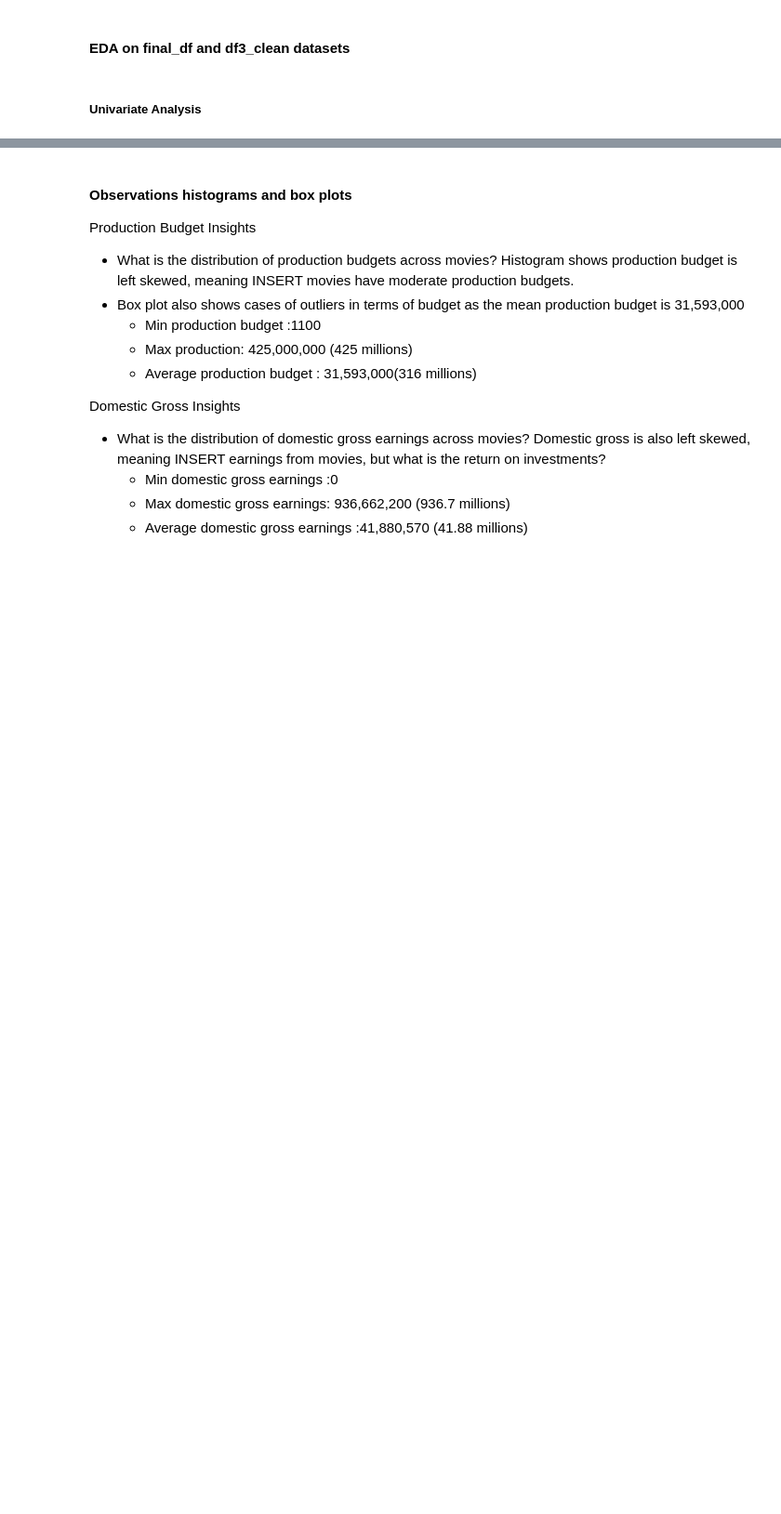
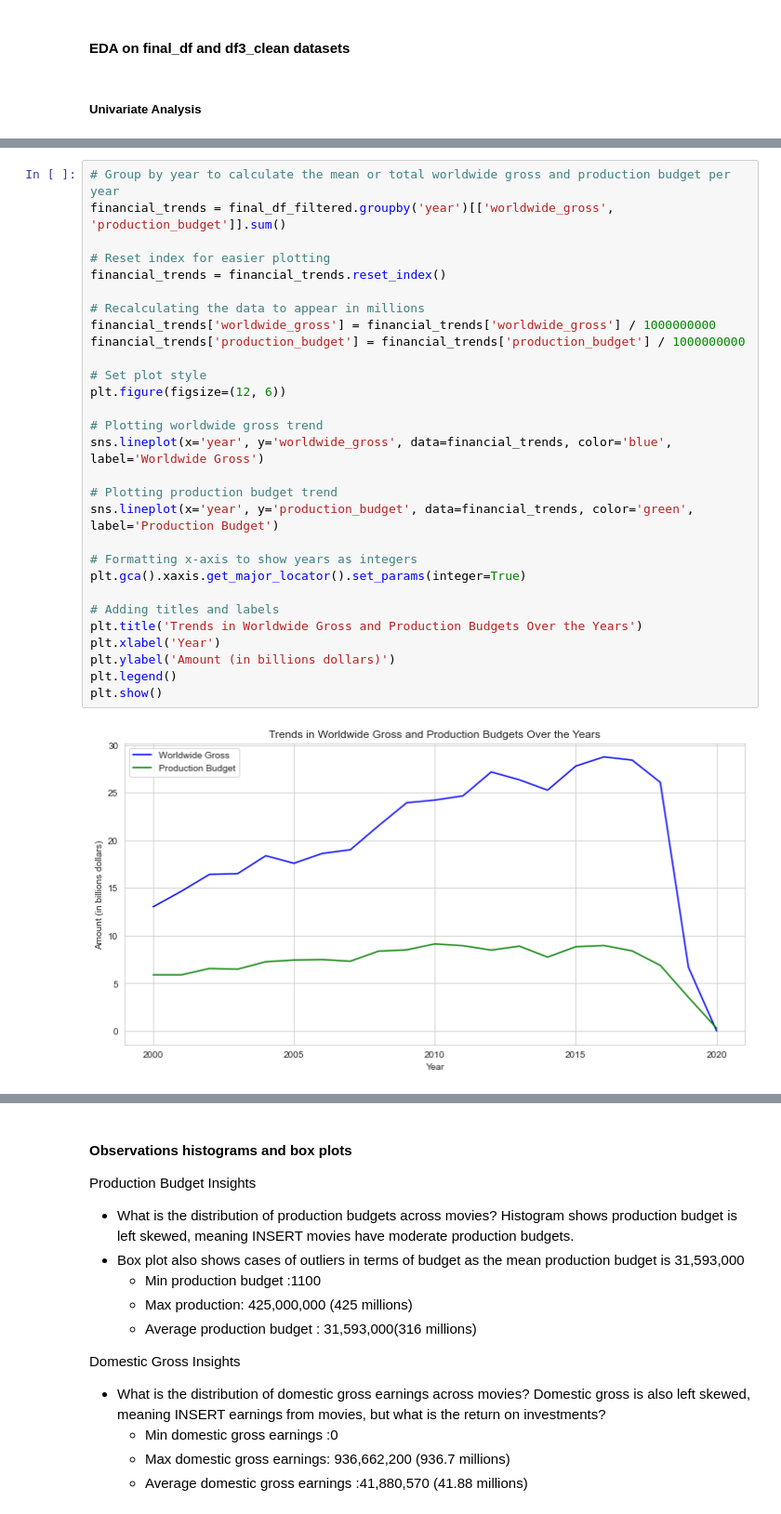
Before and after one commit to Otim135/group3-phase2-project, a Jupyter notebook: ipynbs/Ketty.ipynb, the cells around one changed output, grey strips where cells are left out. Shown at 93% size. Cells and saved outputs as stored; diff of their text form; blank space fills up the shorter version.

Commit message:
Univariate analysis financials

```diff
--- a/ipynbs/Ketty.ipynb
+++ b/ipynbs/Ketty.ipynb
@@ -433,0 +452,31 @@ for column in columns_to_plot:
+# %%
+# Group by year to calculate the mean or total worldwide gross and production budget per year
+financial_trends = final_df_filtered.groupby('year')[['worldwide_gross', 'production_budget']].sum()
+
+# Reset index for easier plotting
+financial_trends = financial_trends.reset_index()
+
+# Recalculating the data to appear in millions
+financial_trends['worldwide_gross'] = financial_trends['worldwide_gross'] / 1000000000
+financial_trends['production_budget'] = financial_trends['production_budget'] / 1000000000
+
+# Set plot style
+plt.figure(figsize=(12, 6))
+
+# Plotting worldwide gross trend
+sns.lineplot(x='year', y='worldwide_gross', data=financial_trends, color='blue', label='Worldwide Gross')
+
+# Plotting production budget trend
+sns.lineplot(x='year', y='production_budget', data=financial_trends, color='green', label='Production Budget')
+
+# Formatting x-axis to show years as integers
+plt.gca().xaxis.get_major_locator().set_params(integer=True)
+
+# Adding titles and labels
+plt.title('Trends in Worldwide Gross and Production Budgets Over the Years')
+plt.xlabel('Year')
+plt.ylabel('Amount (in billions dollars)')
+plt.legend()
+plt.show()
+# %% [output]
+[figure, added]
```
Also changed, not shown: parts of 4 cells of this notebook.
